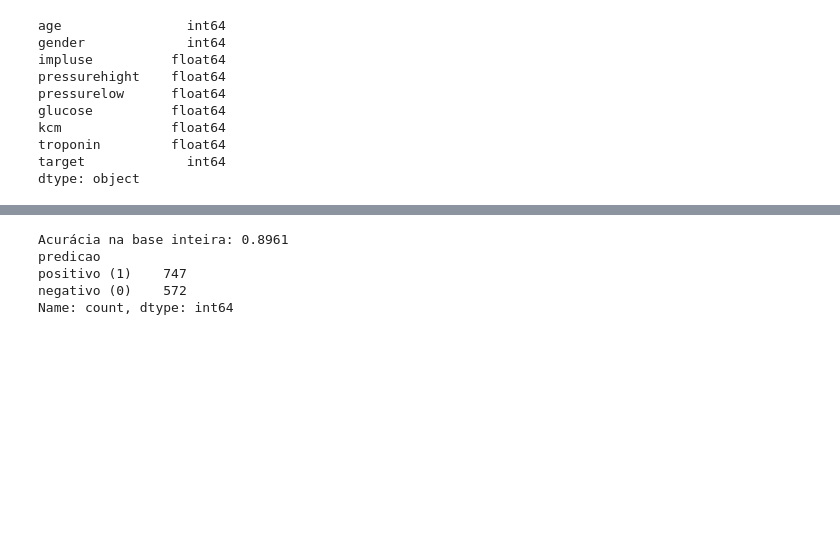
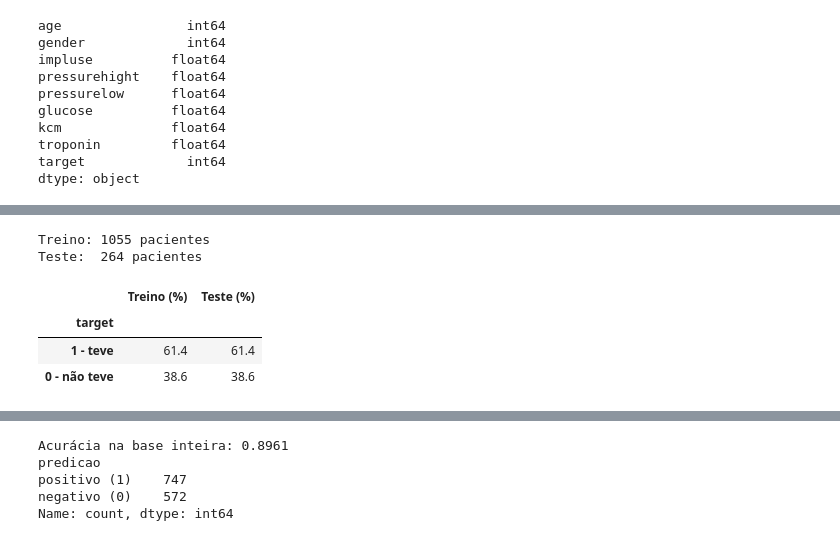
Before and after one commit to luiz4f0/inteligencia-artificial-umc, a Jupyter notebook: SUMMIT_DAVIMORAES-LUIZFELIPE.ipynb, the cells around one changed output, grey strips where cells are left out. Cells and saved outputs as stored; diff of their text form; code cells hidden in the pictures; blank space fills up the shorter version.

```diff
--- a/SUMMIT_DAVIMORAES-LUIZFELIPE.ipynb
+++ b/SUMMIT_DAVIMORAES-LUIZFELIPE.ipynb
@@ -162,0 +175,19 @@ dtype: object
+# %%
+X = df_clean.drop(columns='target')
+y = df_clean['target']
+
+X_train, X_test, y_train, y_test = train_test_split(X, y, test_size=0.2, stratify=y, random_state=42)
+
+print(f'Treino: {X_train.shape[0]} pacientes')
+print(f'Teste:  {X_test.shape[0]} pacientes')
+pd.DataFrame({
+    'Treino (%)': y_train.value_counts(normalize=True).mul(100).round(1),
+    'Teste (%)': y_test.value_counts(normalize=True).mul(100).round(1),
+}).rename(index={0: '0 - não teve', 1: '1 - teve'})
+# %% [output]
+Treino: 1055 pacientes
+Teste:  264 pacientes
+|  | Treino (%) | Teste (%) |
+| target |  |  |
+| 1 - teve | 61.4 | 61.4 |
+| 0 - não teve | 38.6 | 38.6 |
```
Also changed, not shown: parts of 18 cells of this notebook.
